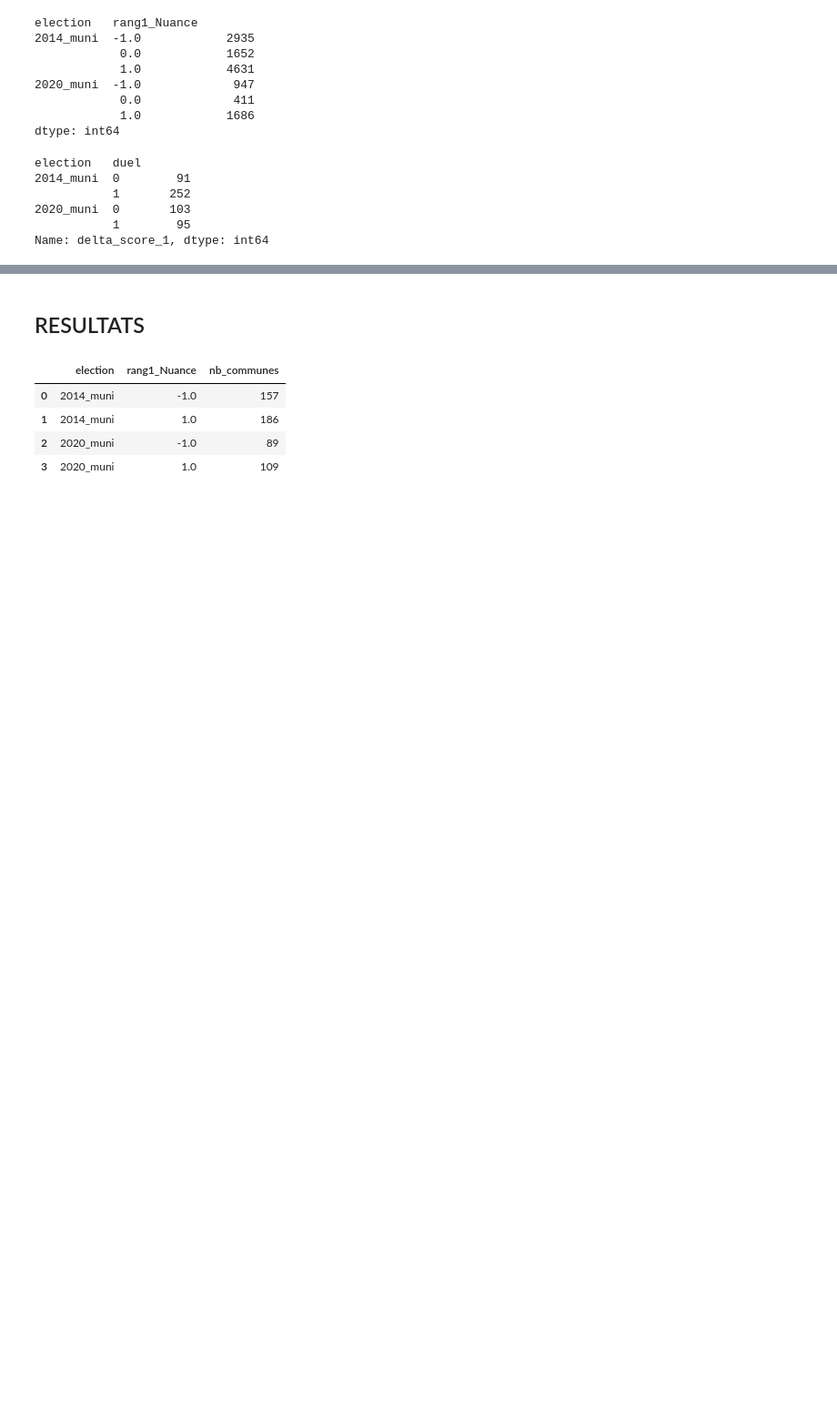
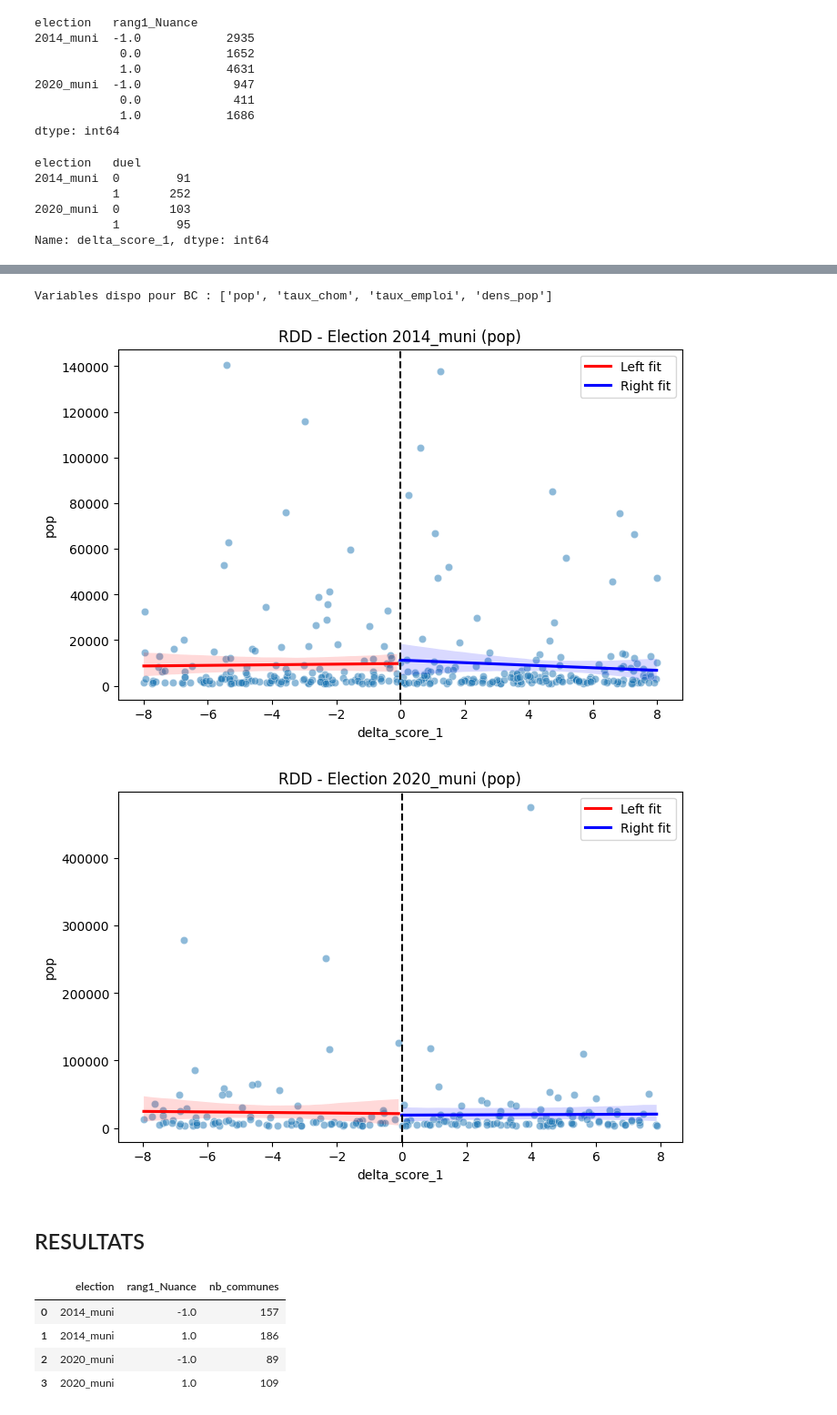
Before and after one commit to xdalp/projet3A, a Jupyter notebook: RDD.ipynb, the cells around one changed output, grey strips where cells are left out. Shown at 91% size. Drawn from its saved outputs; the diff is of its cells as text; code cells hidden in the pictures; blank space fills up the shorter version.

```diff
--- a/RDD.ipynb
+++ b/RDD.ipynb
@@ -186,3 +197,23 @@ gdf_RDD=df_merged.copy()
+# %%
+#On merge la base des BC avec la abse RDD
+df_BC=gdf_RDD[["election","Code INSEE","delta_score_1"]].merge(
+    id_communes_BC,
+    left_on=["election", "Code INSEE"],
+    right_on=["election", "Code INSEE"],
+    how="right"
+).copy()
+# %%
+print(f"Variables dispo pour BC : {list(df_BC.drop(columns=['election','Code INSEE','delta_score_1']).columns)}")
+# %% [output]
+Variables dispo pour BC : ['pop', 'taux_chom', 'taux_emploi', 'dens_pop']
+# %%
+#plots des BC
+from RDD_functions import plot_rdd
+var='pop' #changer la variable pour d'autres BC
+plot_rdd(df_BC, outcome_var=var)
+# %% [output]
+[figure, added]
+[figure, added]
 # %% [markdown]
 ## RESULTATS
 # %%
```
Also changed, not shown: parts of 6 cells of this notebook, 4 other files.
